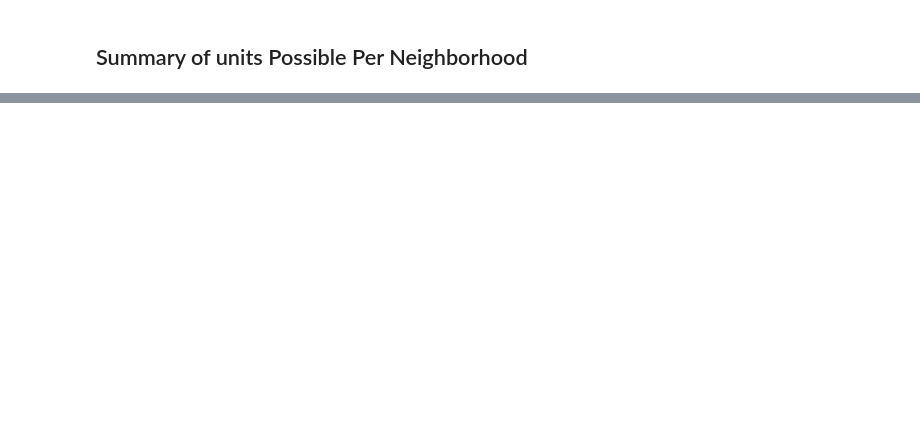
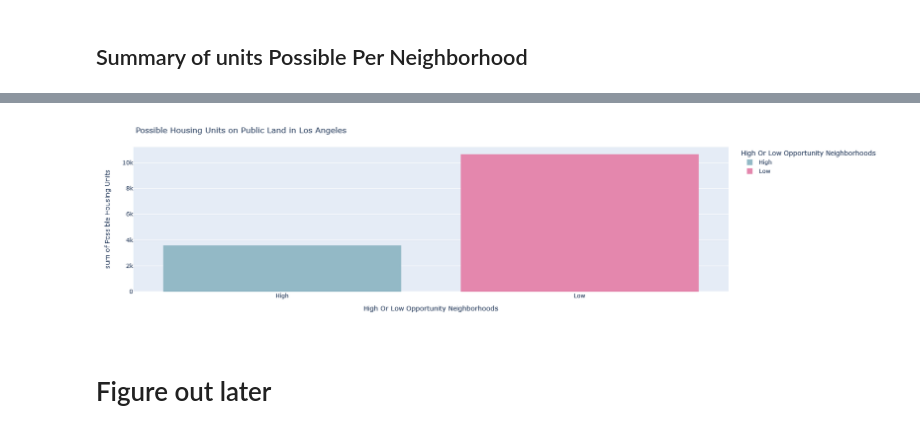
Before and after one commit to cengelh1/FairHousing, a Jupyter notebook: Week 9/Chase/VacantLand.ipynb, the cells around one changed output, grey strips where cells are left out. Saved outputs shown, nothing was run; the diff lists cells and outputs as text; code cells hidden in the pictures; blank space fills up the shorter version.

```diff
--- a/Week 9/Chase/VacantLand.ipynb
+++ b/Week 9/Chase/VacantLand.ipynb
@@ -227,0 +162,6 @@ hopp.head()
+# %%
+punits['PossibleUnits']=round(punits.TheoreticalUnits)
+punits.head()
+punits['PossibleUnits']= punits['PossibleUnits'].map(str)
+opmapgdf.reset_index(inplace=True)
+punits.head()
@@ -230 +229,11 @@ hopp.head()
+# %%
+hopp = opmapgdf[opmapgdf['Opportunity Number']<3]
+hopp.sample(15)
+lopp=opmapgdf[opmapgdf['Opportunity Number']>2]
+lopp.sample(10)
+hopp.reset_index(inplace=True)
+lopp.reset_index(inplace=True)
+# %%
+oppvac=punits.overlay(hopp, how='intersection')
+loppvac=punits.overlay(lopp, how='intersection')
 # %%
@@ -291,0 +297,13 @@ punits.explore(
+# %%
+hv=oppvac.groupby(['Neighborhood'],)["TheoreticalUnits"].sum()
+lv=loppvac.groupby(["Neighborhood"])["TheoreticalUnits"].sum()
+
+hv=hv.to_frame()
+lv=lv.to_frame()
+hv['Opportunity']='High'
+lv['Opportunity']='Low'
+hv=hv.reset_index()
+
+lv=lv.reset_index()
+hvlv=hv.merge(lv,how='outer')
+hvlv.info()
@@ -291,0 +321,13 @@ punits.explore(
+# %%
+
+
+
+fig = px.histogram(hvlv, x="Opportunity", y="TheoreticalUnits", color="Opportunity",color_discrete_map = {'Low':'#E487AD','High':'#93B9C6'},
+                  labels={'Opportunity':'High Or Low Opportunity Neighborhoods','TheoreticalUnits':'Possible Housing Units'}, height=450)
+
+fig.update_layout(
+    title='Possible Housing Units on Public Land in Los Angeles')
+# %% [output]
+[figure, added]
+# %% [markdown]
+# Figure out later
```
Also changed, not shown: parts of 36 cells of this notebook, 37 other files.
